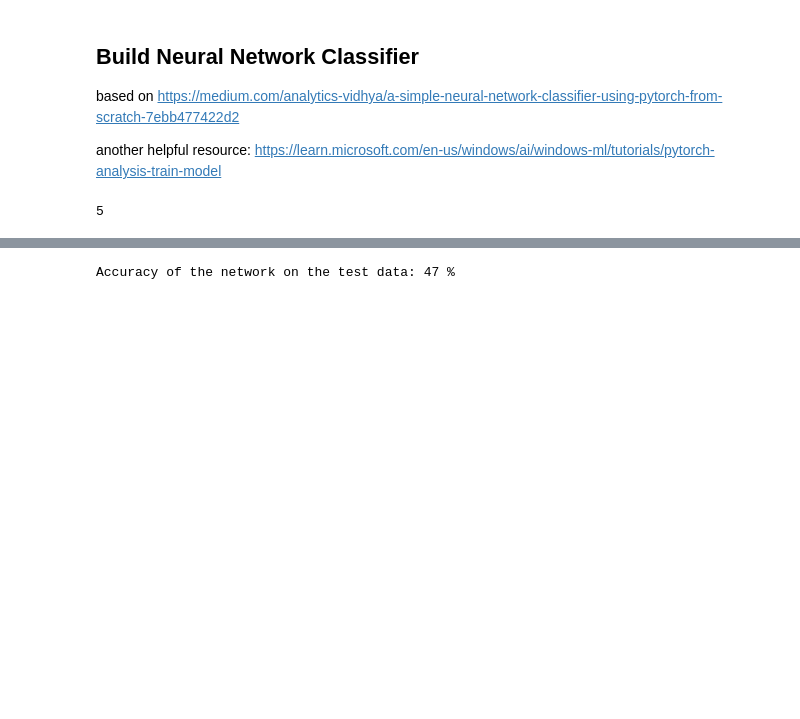
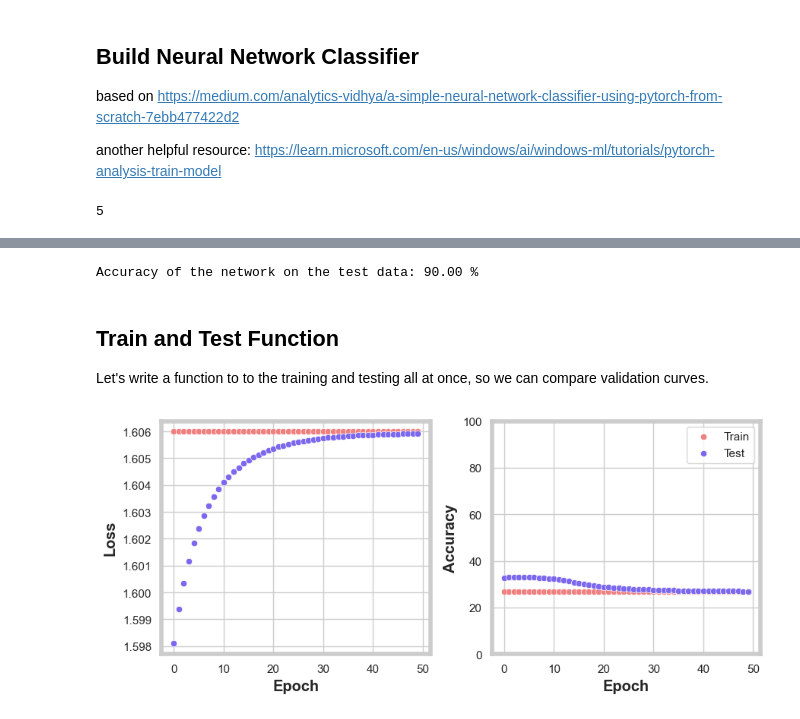
Before and after one commit to joshfuchs/McCells, a Jupyter notebook: nn_classifier.ipynb, the cells around one changed output, grey strips where cells are left out. Saved outputs shown, nothing was run; the diff lists cells and outputs as text; code cells hidden in the pictures; blank space fills up the shorter version.

```diff
--- a/nn_classifier.ipynb
+++ b/nn_classifier.ipynb
@@ -362,6 +383,10 @@ with torch.no_grad():
     total += y_test.size(0)
     correct += (predicted == y_test).sum().item()
 
-print(f'Accuracy of the network on the test data: {100 * correct // total} %')
+print(f'Accuracy of the network on the test data: {100 * correct // total:.2f} %')
 # %% [output]
-Accuracy of the network on the test data: 47 %
+Accuracy of the network on the test data: 90.00 %
+# %% [markdown]
+## Train and Test Function
+
+Let's write a function to to the training and testing all at once, so we can compare validation curves.
@@ -367,0 +455,26 @@ Accuracy of the network on the test data: 47 %
+# %%
+# initialize network
+
+clf = Network()
+
+
+accuracy_train_vals, loss_train_vals, accuracy_test_vals, loss_test_vals = train(50)
+# %%
+epochs = 50
+
+fig, ax = plt.subplots(1,2,figsize=(9,4))
+sns.scatterplot(x=range(epochs),y=loss_train_vals, ax = ax[0],color='lightcoral')
+sns.scatterplot(x=range(epochs),y=accuracy_train_vals, ax = ax[1],color='lightcoral',label='Train')
+
+sns.scatterplot(x=range(epochs),y=loss_test_vals, ax = ax[0],color='mediumslateblue')
+sns.scatterplot(x=range(epochs),y=accuracy_test_vals, ax = ax[1],color='mediumslateblue',label='Test')
+
+
+ax[0].set_xlabel('Epoch')
+ax[1].set_xlabel('Epoch')
+ax[0].set_ylabel('Loss')
+ax[1].set_ylabel('Accuracy')
+ax[1].set_ylim((0,100))
+fig.show()
+# %% [output]
+[figure, added]
```
Also changed, not shown: parts of 13 cells of this notebook.
